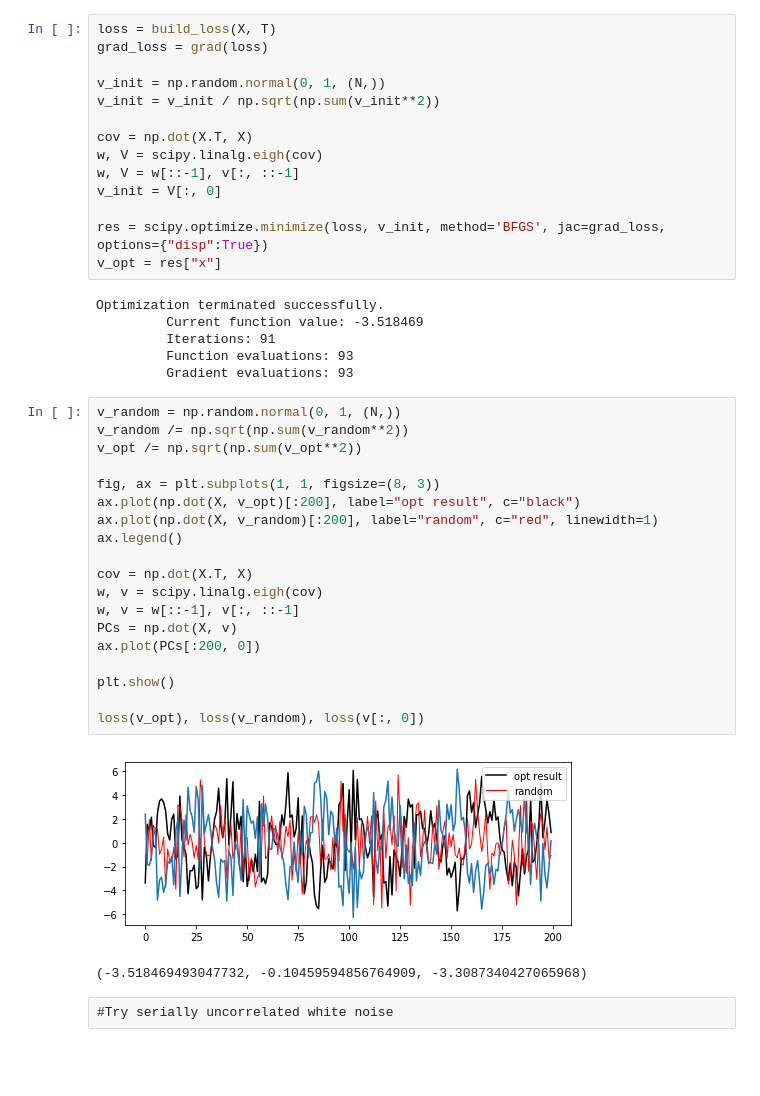
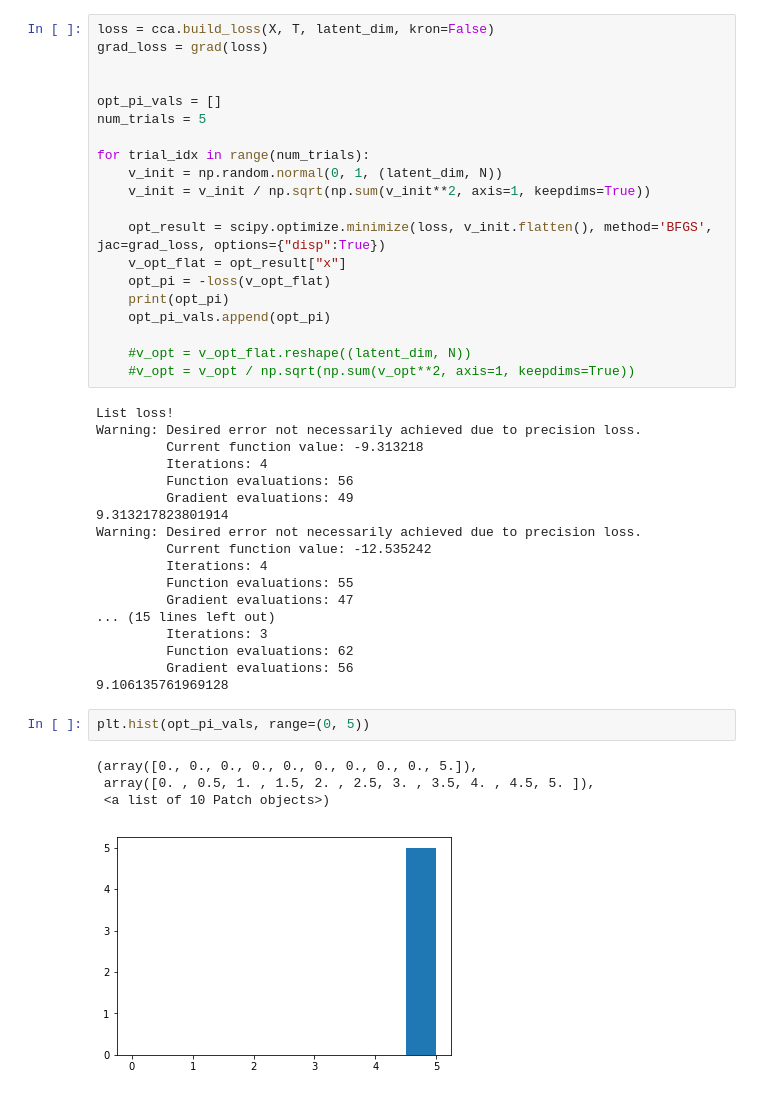
Before and after one commit to BouchardLab/DynamicalComponentsAnalysis, a Jupyter notebook: ComplexityComponentsAnalysis.ipynb, the cells around one changed output. Saved outputs shown, nothing was run; the diff lists cells and outputs as text; blank space fills up the shorter version.

```diff
--- a/ComplexityComponentsAnalysis.ipynb
+++ b/ComplexityComponentsAnalysis.ipynb
@@ -78,44 +40,45 @@ plt.show()
 # %%
-loss = build_loss(X, T)
+loss = cca.build_loss(X, T, latent_dim, kron=False)
 grad_loss = grad(loss)
 
-v_init = np.random.normal(0, 1, (N,))
-v_init = v_init / np.sqrt(np.sum(v_init**2))
 
-cov = np.dot(X.T, X)
-w, V = scipy.linalg.eigh(cov)
-w, V = w[::-1], v[:, ::-1]
-v_init = V[:, 0]
+opt_pi_vals = []
+num_trials = 5
 
-res = scipy.optimize.minimize(loss, v_init, method='BFGS', jac=grad_loss, options={"disp":True})
-v_opt = res["x"]
+for trial_idx in range(num_trials):
+    v_init = np.random.normal(0, 1, (latent_dim, N))
+    v_init = v_init / np.sqrt(np.sum(v_init**2, axis=1, keepdims=True))
+
+    opt_result = scipy.optimize.minimize(loss, v_init.flatten(), method='BFGS', jac=grad_loss, options={"disp":True})
+    v_opt_flat = opt_result["x"]
+    opt_pi = -loss(v_opt_flat)
+    print(opt_pi)
+    opt_pi_vals.append(opt_pi)
+
+    #v_opt = v_opt_flat.reshape((latent_dim, N))
+    #v_opt = v_opt / np.sqrt(np.sum(v_opt**2, axis=1, keepdims=True))
 # %% [output]
-Optimization terminated successfully.
-         Current function value: -3.518469
-         Iterations: 91
-         Function evaluations: 93
-         Gradient evaluations: 93
+List loss!
+Warning: Desired error not necessarily achieved due to precision loss.
+         Current function value: -9.313218
+         Iterations: 4
+         Function evaluations: 56
+         Gradient evaluations: 49
+9.313217823801914
+Warning: Desired error not necessarily achieved due to precision loss.
+         Current function value: -12.535242
+         Iterations: 4
+         Function evaluations: 55
+         Gradient evaluations: 47
+... (15 lines left out)
+         Iterations: 3
+         Function evaluations: 62
+         Gradient evaluations: 56
+9.106135761969128
-# %%
-v_random = np.random.normal(0, 1, (N,))
-v_random /= np.sqrt(np.sum(v_random**2))
-v_opt /= np.sqrt(np.sum(v_opt**2))
-
-fig, ax = plt.subplots(1, 1, figsize=(8, 3))
-ax.plot(np.dot(X, v_opt)[:200], label="opt result", c="black")
-ax.plot(np.dot(X, v_random)[:200], label="random", c="red", linewidth=1)
-ax.legend()
-
-cov = np.dot(X.T, X)
-w, v = scipy.linalg.eigh(cov)
-w, v = w[::-1], v[:, ::-1]
-PCs = np.dot(X, v)
-ax.plot(PCs[:200, 0])
-
-plt.show()
-
-loss(v_opt), loss(v_random), loss(v[:, 0])
-# %% [output]
-[figure, removed]
-(-3.518469493047732, -0.10459594856764909, -3.3087340427065968)
-# %% [raw]
-#Try serially uncorrelated white noise
+# %%
+plt.hist(opt_pi_vals, range=(0, 5))
+# %% [output]
+(array([0., 0., 0., 0., 0., 0., 0., 0., 0., 5.]),
+ array([0. , 0.5, 1. , 1.5, 2. , 2.5, 3. , 3.5, 4. , 4.5, 5. ]),
+ <a list of 10 Patch objects>)
+[figure, added]
```
Also changed, not shown: parts of 3 cells of this notebook, 1 other file.
